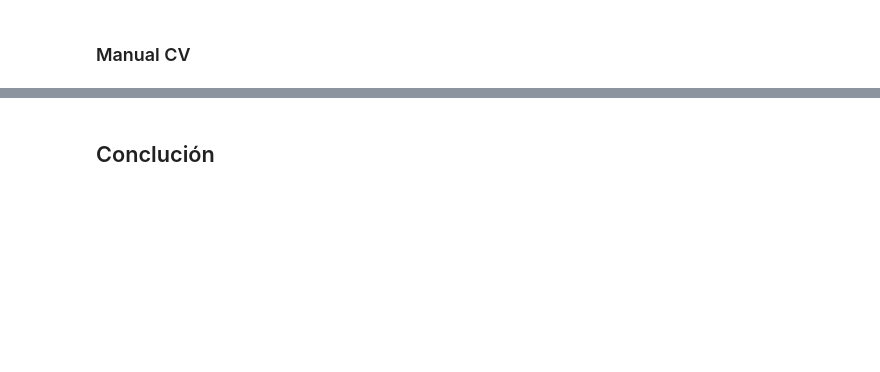
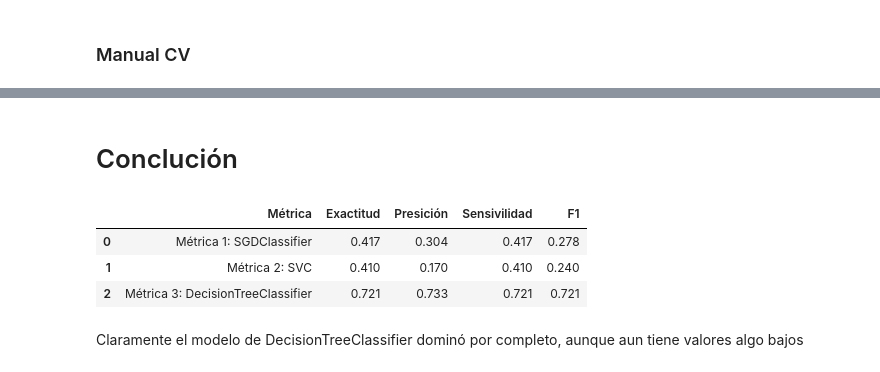
Before and after one commit to dui-luis-alberto-37/sklearn_cross_vall, a Jupyter notebook: Proyecto2_LuisAlbertoGarciaOrozco.ipynb, the cells around one changed output, grey strips where cells are left out. Drawn from its saved outputs; the diff is of its cells as text; code cells hidden in the pictures; blank space fills up the shorter version.

```diff
--- a/Proyecto2_LuisAlbertoGarciaOrozco.ipynb
+++ b/Proyecto2_LuisAlbertoGarciaOrozco.ipynb
@@ -675,2 +782,11 @@ best_mod_v
 # %% [markdown]
-## Conclución
+# Conclución
+# %%
+comparison_df
+# %% [output]
+|  | Métrica | Exactitud | Presición | Sensivilidad | F1 |
+| 0 | Métrica 1: SGDClassifier | 0.417 | 0.304 | 0.417 | 0.278 |
+| 1 | Métrica 2: SVC | 0.410 | 0.170 | 0.410 | 0.240 |
+| 2 | Métrica 3: DecisionTreeClassifier | 0.721 | 0.733 | 0.721 | 0.721 |
+# %% [markdown]
+Claramente el modelo de DecisionTreeClassifier dominó por completo, aunque aun tiene valores algo bajos
```
Also changed, not shown: parts of 25 cells of this notebook, 1 other file.
